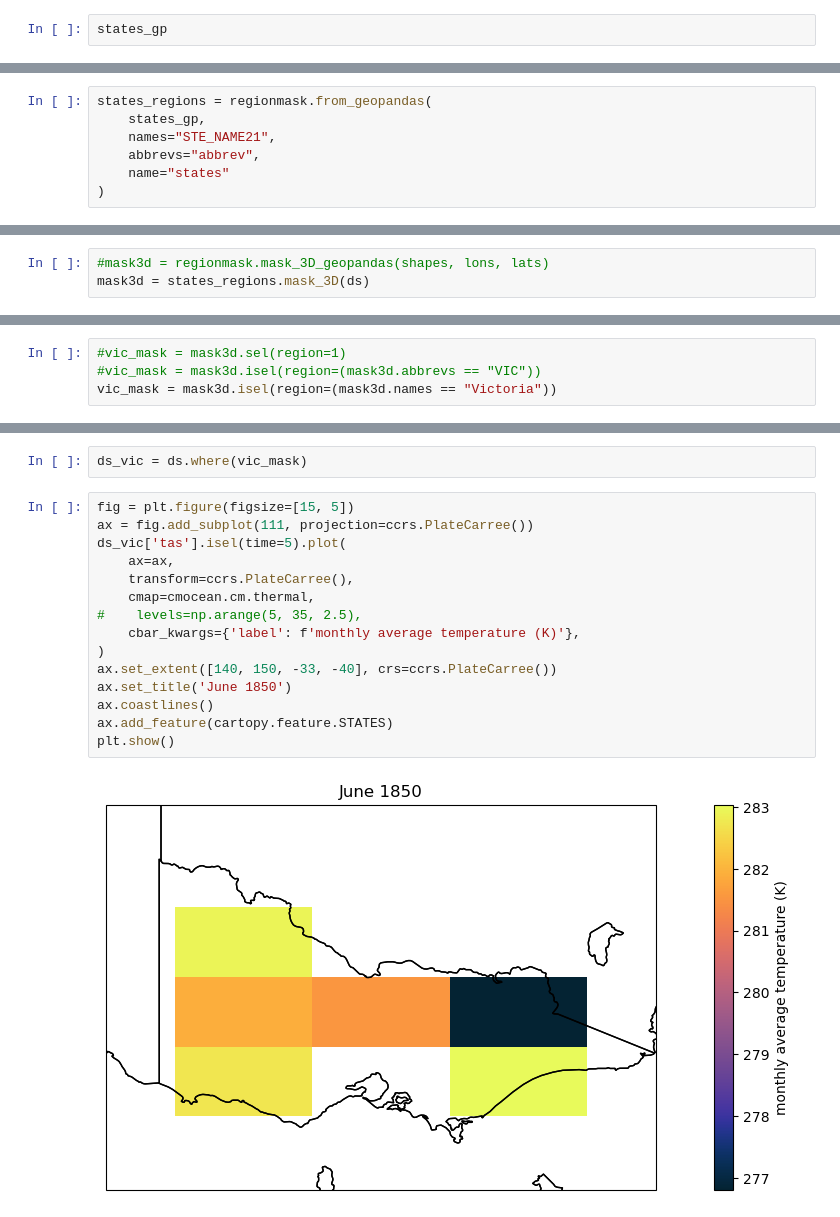
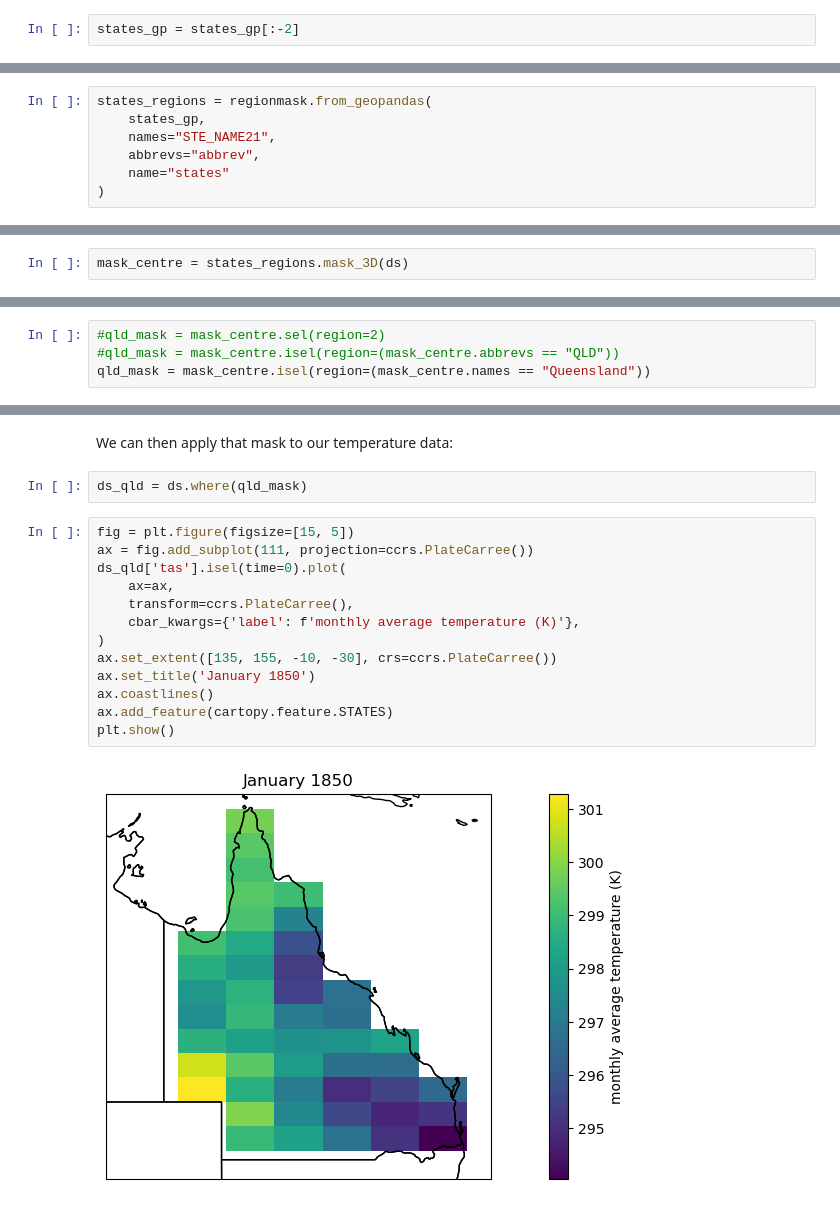
Before and after one commit to aus-ref-clim-data-nci/shapefiles, a Jupyter notebook: python_tutorial.ipynb, the cells around one changed output, grey strips where cells are left out. Cells and saved outputs as stored; diff of their text form.

```diff
--- a/python_tutorial.ipynb
+++ b/python_tutorial.ipynb
@@ -39,2 +70,2 @@ states_gp['abbrev'] = ['NSW', 'VIC', 'QLD', 'SA', 'WA', 'TAS', 'NT', 'ACT', 'OT'
 # %%
-states_gp
+states_gp = states_gp[:-2]
@@ -180,4 +109,3 @@ plt.show()
 # %%
-#mask3d = regionmask.mask_3D_geopandas(shapes, lons, lats)
-mask3d = states_regions.mask_3D(ds)
+mask_centre = states_regions.mask_3D(ds)
 # %%
@@ -229,4 +237,4 @@ regionmask.plot_3D_mask(mask3d, add_colorbar=False, cmap="plasma")
 # %%
-#vic_mask = mask3d.sel(region=1)
-#vic_mask = mask3d.isel(region=(mask3d.abbrevs == "VIC"))
-vic_mask = mask3d.isel(region=(mask3d.names == "Victoria"))
+#qld_mask = mask_centre.sel(region=2)
+#qld_mask = mask_centre.isel(region=(mask_centre.abbrevs == "QLD"))
+qld_mask = mask_centre.isel(region=(mask_centre.names == "Queensland"))
@@ -253,19 +241,19 @@ Attributes:
+# %% [markdown]
+We can then apply that mask to our temperature data:
 # %%
-ds_vic = ds.where(vic_mask)
+ds_qld = ds.where(qld_mask)
 # %%
 fig = plt.figure(figsize=[15, 5])
 ax = fig.add_subplot(111, projection=ccrs.PlateCarree())
-ds_vic['tas'].isel(time=5).plot(
+ds_qld['tas'].isel(time=0).plot(
     ax=ax,
     transform=ccrs.PlateCarree(),
-    cmap=cmocean.cm.thermal,
-#    levels=np.arange(5, 35, 2.5),
     cbar_kwargs={'label': f'monthly average temperature (K)'},
 )
-ax.set_extent([140, 150, -33, -40], crs=ccrs.PlateCarree())
-ax.set_title('June 1850')
+ax.set_extent([135, 155, -10, -30], crs=ccrs.PlateCarree())
+ax.set_title('January 1850')
 ax.coastlines()
 ax.add_feature(cartopy.feature.STATES)
 plt.show()
 # %% [output]
-[figure, old version]
+[figure, new version]
```
Also changed, not shown: parts of 53 cells of this notebook.
